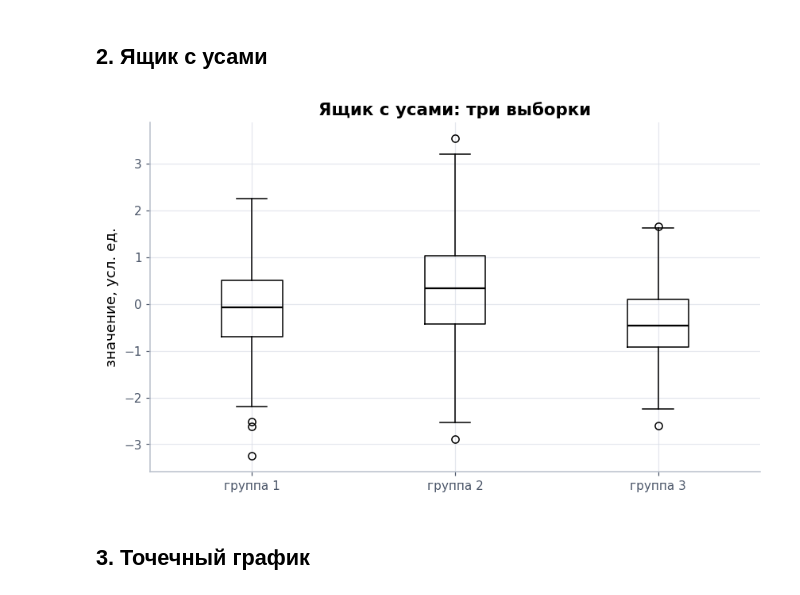
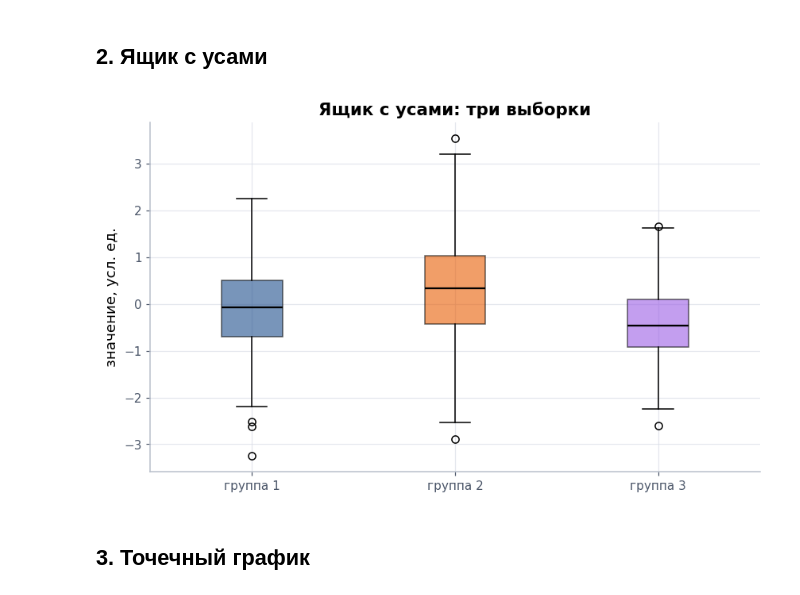
Before and after one commit to kotok9/app-stat-lab01, a Jupyter notebook: lab01_style.ipynb, the cells around one changed output. Saved outputs shown, nothing was run; the diff lists cells and outputs as text; code cells hidden in the pictures.

Commit message:
Покраска ящиков  boxplot в цвета команды

```diff
--- a/lab01_style.ipynb
+++ b/lab01_style.ipynb
@@ -98,18 +98,22 @@ plt.show()
 # %%
 #@title Пример 2. Ящик с усами
 rng = np.random.default_rng(7)
 groups = [rng.normal(0.0, 1.0, 300), rng.normal(0.5, 1.2, 300), rng.normal(-0.4, 0.8, 300)]
 
 fig, ax = plt.subplots()
-ax.boxplot(groups, medianprops={"color": "black", "linewidth": 1.5})
+boxes = ax.boxplot(groups, patch_artist=True,
+                   medianprops={"color": "black", "linewidth": 1.5})
+for patch, color in zip(boxes["boxes"], C_PALETTE):
+    patch.set_facecolor(color)
+    patch.set_alpha(0.6)
 
 ax.set_xticks([1, 2, 3])
 ax.set_xticklabels(["группа 1", "группа 2", "группа 3"])
 ax.set_title("Ящик с усами: три выборки")
 ax.set_ylabel("значение, усл. ед.")
 plt.show()
 # %% [output]
-[figure, old version]
+[figure, new version]
 # %% [markdown]
 ## 3. Точечный график
 # %% [markdown]
```
